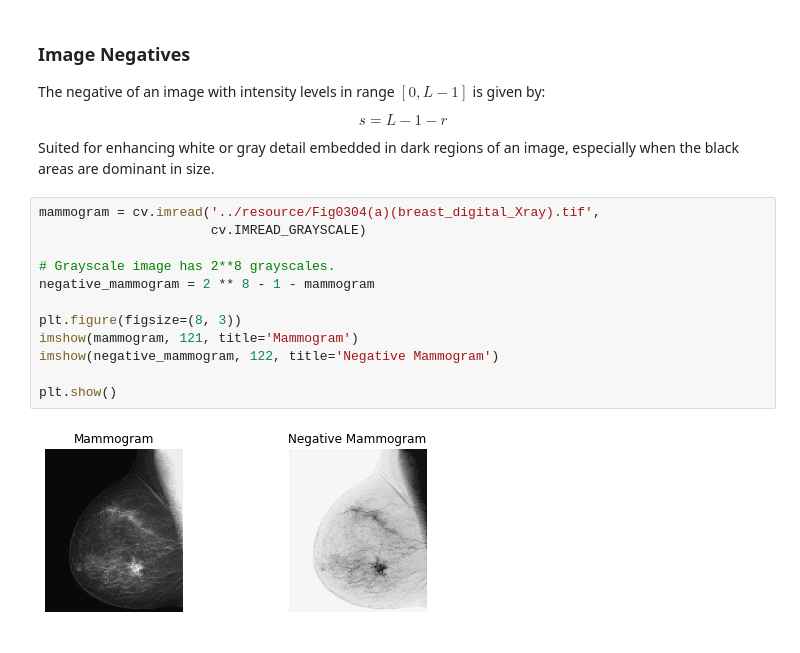
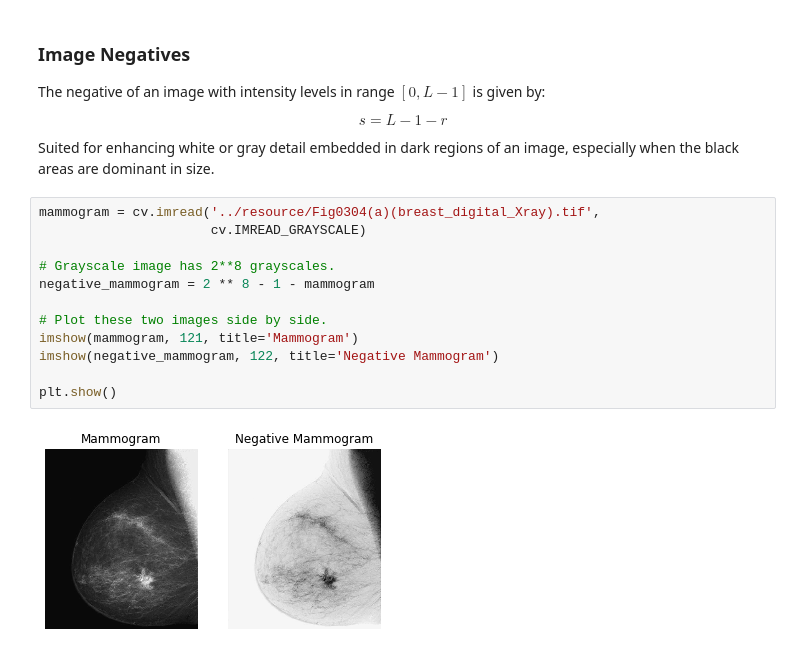
Before and after one commit to DeepWalter/DIP, a Jupyter notebook: chapter03/chapter3.ipynb, the cells around one changed output. Drawn from its saved outputs; the diff is of its cells as text.

```diff
--- a/chapter03/chapter3.ipynb
+++ b/chapter03/chapter3.ipynb
@@ -38,14 +38,14 @@ dominant in size.
 # %%
 mammogram = cv.imread('../resource/Fig0304(a)(breast_digital_Xray).tif',
                       cv.IMREAD_GRAYSCALE)
 
 # Grayscale image has 2**8 grayscales.
 negative_mammogram = 2 ** 8 - 1 - mammogram
 
-plt.figure(figsize=(8, 3))
+# Plot these two images side by side.
 imshow(mammogram, 121, title='Mammogram')
 imshow(negative_mammogram, 122, title='Negative Mammogram')
 
 plt.show()
 # %% [output]
-[figure, old version]
+[figure, new version]
```
Also changed, not shown: parts of 4 cells of this notebook.
